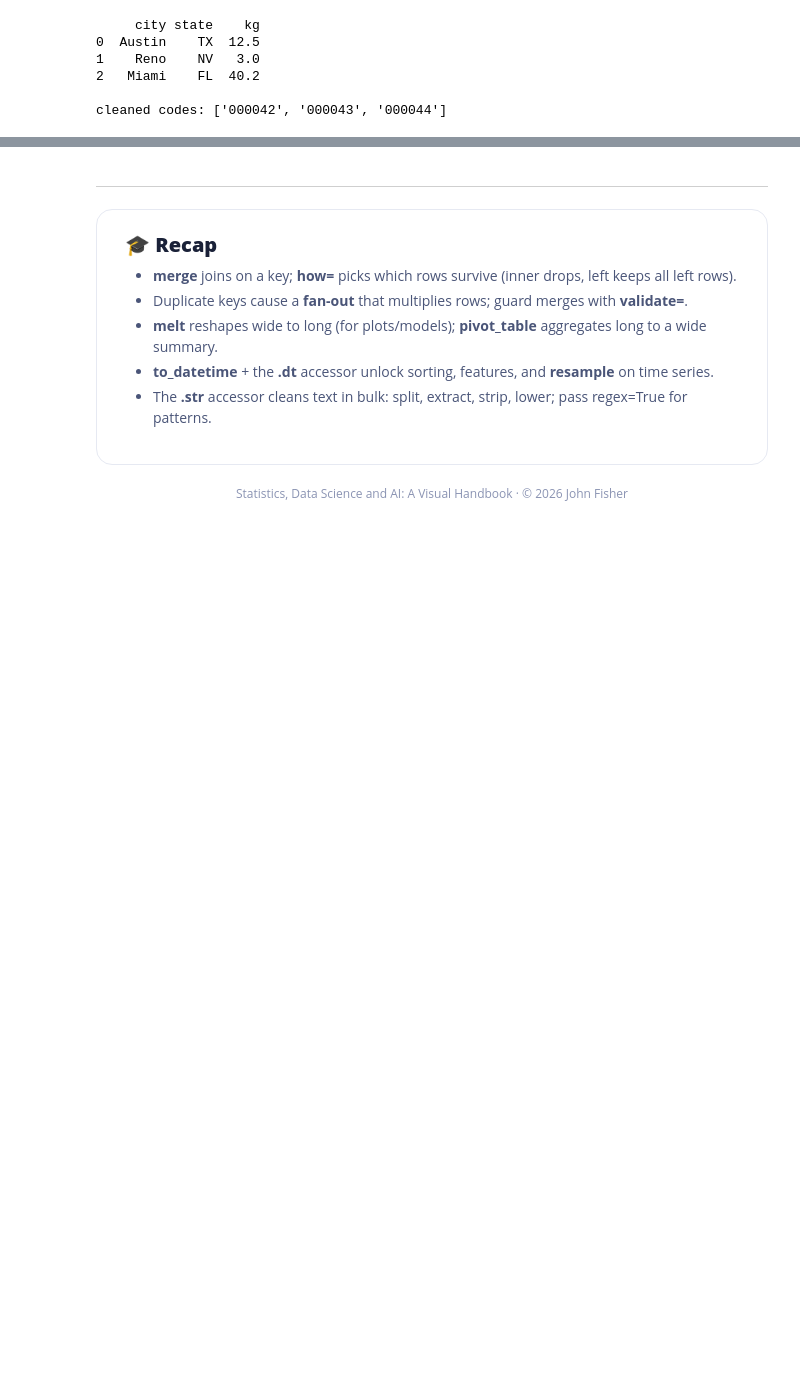
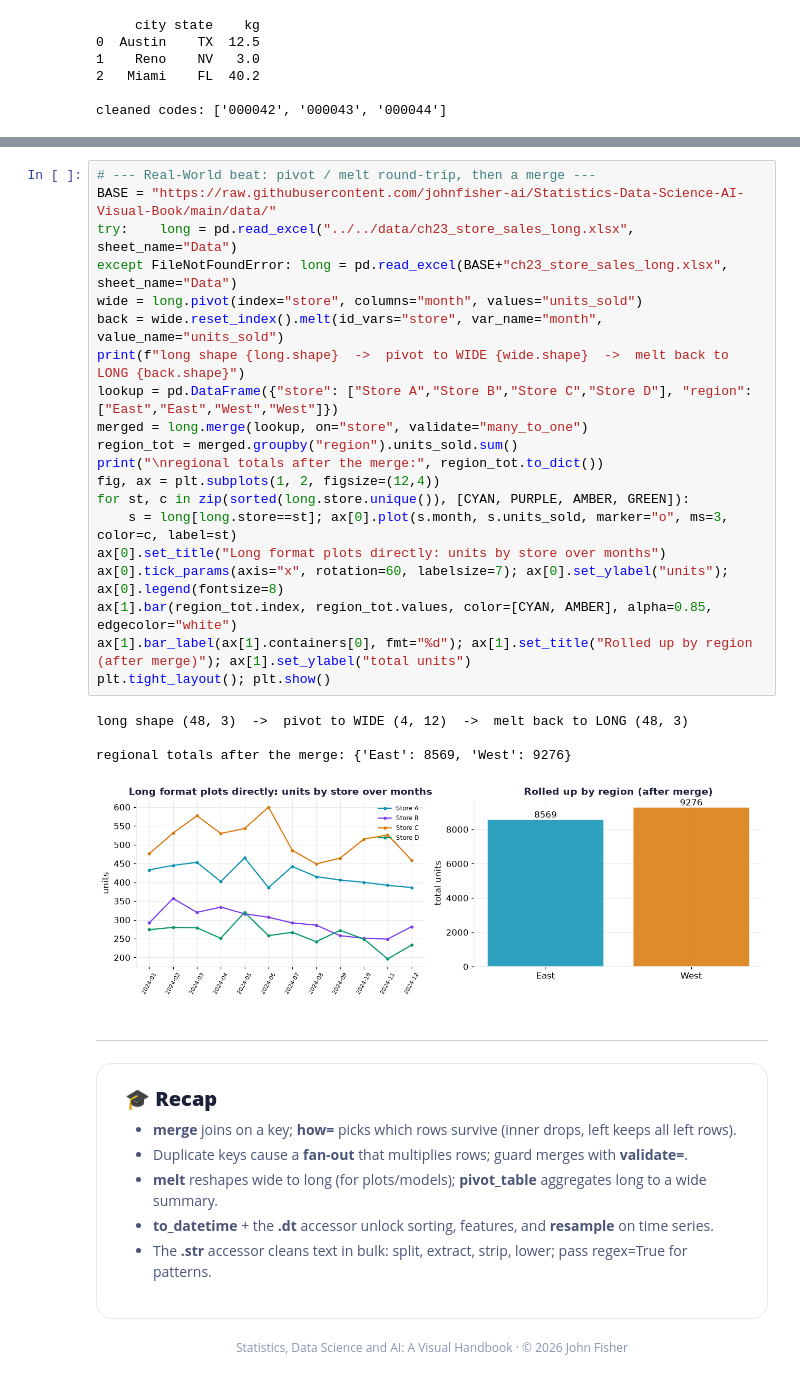
Before and after one commit to johnfisher-ai/Statistics-Data-Science-AI-Visual-Book, a Jupyter notebook: chapters/notebooks/ch23_combining_reshaping.ipynb, the cells around one changed output, grey strips where cells are left out. Cells and saved outputs as stored; diff of their text form; blank space fills up the shorter version.

```diff
--- a/chapters/notebooks/ch23_combining_reshaping.ipynb
+++ b/chapters/notebooks/ch23_combining_reshaping.ipynb
@@ -196,3 +199,28 @@ cleaned codes: ['000042', '000043', '000044']
+# %%
+# --- Real-World beat: pivot / melt round-trip, then a merge ---
+BASE = "https://raw.githubusercontent.com/johnfisher-ai/Statistics-Data-Science-AI-Visual-Book/main/data/"
+try:    long = pd.read_excel("../../data/ch23_store_sales_long.xlsx", sheet_name="Data")
+except FileNotFoundError: long = pd.read_excel(BASE+"ch23_store_sales_long.xlsx", sheet_name="Data")
+wide = long.pivot(index="store", columns="month", values="units_sold")
+back = wide.reset_index().melt(id_vars="store", var_name="month", value_name="units_sold")
+print(f"long shape {long.shape}  ->  pivot to WIDE {wide.shape}  ->  melt back to LONG {back.shape}")
+lookup = pd.DataFrame({"store": ["Store A","Store B","Store C","Store D"], "region": ["East","East","West","West"]})
+merged = long.merge(lookup, on="store", validate="many_to_one")
+region_tot = merged.groupby("region").units_sold.sum()
+print("\nregional totals after the merge:", region_tot.to_dict())
+fig, ax = plt.subplots(1, 2, figsize=(12,4))
+for st, c in zip(sorted(long.store.unique()), [CYAN, PURPLE, AMBER, GREEN]):
+    s = long[long.store==st]; ax[0].plot(s.month, s.units_sold, marker="o", ms=3, color=c, label=st)
+ax[0].set_title("Long format plots directly: units by store over months")
+ax[0].tick_params(axis="x", rotation=60, labelsize=7); ax[0].set_ylabel("units"); ax[0].legend(fontsize=8)
+ax[1].bar(region_tot.index, region_tot.values, color=[CYAN, AMBER], alpha=0.85, edgecolor="white")
+ax[1].bar_label(ax[1].containers[0], fmt="%d"); ax[1].set_title("Rolled up by region (after merge)"); ax[1].set_ylabel("total units")
+plt.tight_layout(); plt.show()
+# %% [output]
+long shape (48, 3)  ->  pivot to WIDE (4, 12)  ->  melt back to LONG (48, 3)
+
+regional totals after the merge: {'East': 8569, 'West': 9276}
+[figure, added]
 # %% [markdown]
 ---
 <div style="background:#ffffff;border:1px solid #e6e9f2;border-radius:16px;padding:24px 28px;font-family:Inter,sans-serif;box-shadow:0 8px 30px rgba(20,30,80,0.05)">
```
Also changed, not shown: parts of 1 cell of this notebook, 3 other files.
